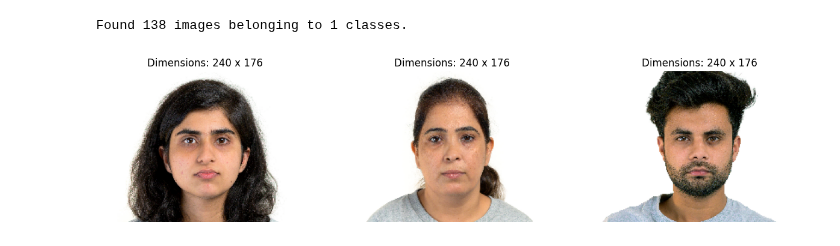
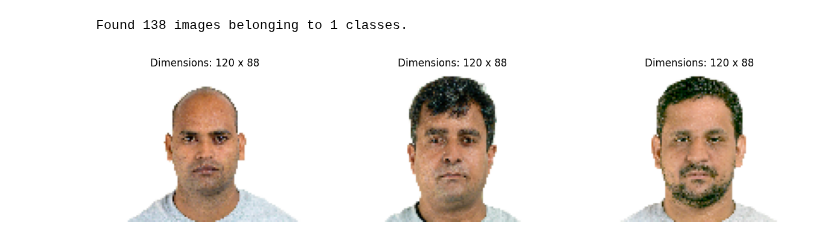
Before and after one commit to gc2321/3546-Deep-Learning, a Jupyter notebook: gan/inda_gan_train_3.ipynb, the cells around one changed output. Cells and saved outputs as stored; diff of their text form; code cells hidden in the pictures.

```diff
--- a/gan/inda_gan_train_3.ipynb
+++ b/gan/inda_gan_train_3.ipynb
@@ -60,7 +60,7 @@ train_datagen = ImageDataGenerator(
 
 train_generator = train_datagen.flow_from_directory(
     data_path,
-    target_size=(176, 240),
+    target_size=(88, 120),
     batch_size=32,
     class_mode=None  # No labels required for GANs
 )
@@ -69,18 +69,18 @@ Found 138 images belonging to 1 classes.
 # %%
 # Get the first batch of images
 images_batch = next(train_generator)
 first_three_images = images_batch[:3]
 
 # Plot the first 3 images
 fig, axes = plt.subplots(1, 3, figsize=(15, 5))
 for ax, img in zip(axes, first_three_images):
     ax.imshow(img)
-    ax.set_title(f'Dimensions: 240 x 176')
+    ax.set_title(f'Dimensions: 120 x 88')
     ax.axis('off')
 
 plt.show()
 # %% [output]
-[figure, old version]
+[figure, new version]
 # %%
 # Generator model
 def build_generator():
```
Also changed, not shown: parts of 5 cells of this notebook.
